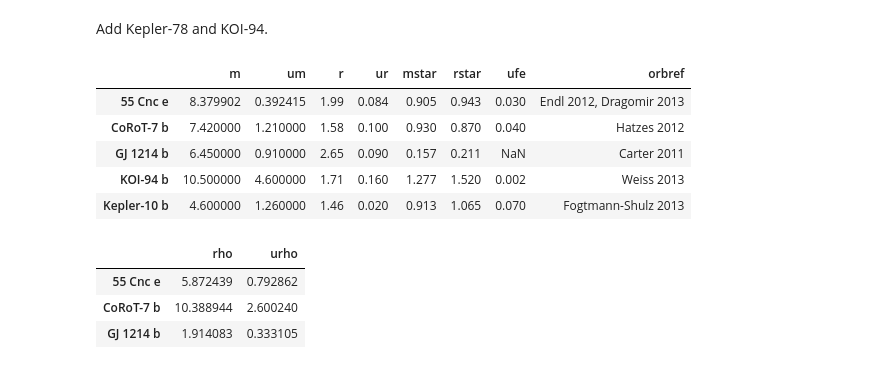
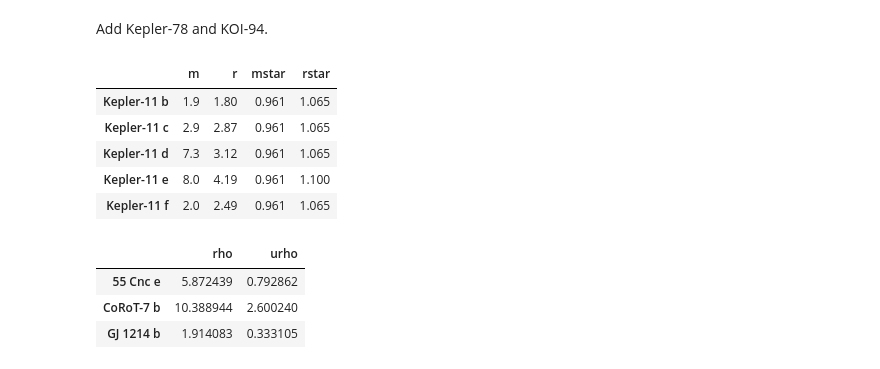
Before and after one commit to sealauren/mrf, a Jupyter notebook: write_exoplanet_table.ipynb, the cells around one changed output. Saved outputs shown, nothing was run; the diff lists cells and outputs as text; code cells hidden in the pictures.

```diff
--- a/write_exoplanet_table.ipynb
+++ b/write_exoplanet_table.ipynb
@@ -140,13 +140,17 @@ df.loc['Kepler-10 b',['m','um','r','ur','rho','urho','mstar','umstar','rstar','u
                       'teff','uteff','fe','ufe','age','orbref']] = [ 4.60, 1.26, 1.46, 0.02, 8.15, 2.26, 0.913, 0.022, 1.065, 0.009 ,
      5643, 75, -0.15, 0.07, 10.41, "Fogtmann-Shulz 2013"]
 df.loc[['55 Cnc e', 'CoRoT-7 b', 'GJ 1214 b', 'KOI-94 b','Kepler-10 b'],['m','um','r','ur','mstar','rstar','ufe','orbref']]
+df.loc[['Kepler-11 b','Kepler-11 c','Kepler-11 d','Kepler-11 e','Kepler-11 f'],['m','um','r','ur','rho','urho','age']] = \
+[[1.9,2.9,7.3,8.0,2.0],[1.2,2.2,1.1,1.8],[1.80,2.87,3.12,4.19,2.49],[0.04,0.05,0.06,0.08,0.05],[1.72,0.66,1.28,0.58,0.69],[1.08,0.50,0.21,0.13,0.30],9.7]
-# %% [output]
-|  | m | um | r | ur | mstar | rstar | ufe | orbref |
-| 55 Cnc e | 8.379902 | 0.392415 | 1.99 | 0.084 | 0.905 | 0.943 | 0.030 | Endl 2012, Dragomir 2013 |
-| CoRoT-7 b | 7.420000 | 1.210000 | 1.58 | 0.100 | 0.930 | 0.870 | 0.040 | Hatzes 2012 |
-| GJ 1214 b | 6.450000 | 0.910000 | 2.65 | 0.090 | 0.157 | 0.211 | NaN | Carter 2011 |
-| KOI-94 b | 10.500000 | 4.600000 | 1.71 | 0.160 | 1.277 | 1.520 | 0.002 | Weiss 2013 |
-| Kepler-10 b | 4.600000 | 1.260000 | 1.46 | 0.020 | 0.913 | 1.065 | 0.070 | Fogtmann-Shulz 2013 |
+# %%
+df.loc[['Kepler-11 b','Kepler-11 c','Kepler-11 d','Kepler-11 e','Kepler-11 f'],['m','r','mstar','rstar']]
+# %% [output]
+|  | m | r | mstar | rstar |
+| Kepler-11 b | 1.9 | 1.80 | 0.961 | 1.065 |
+| Kepler-11 c | 2.9 | 2.87 | 0.961 | 1.065 |
+| Kepler-11 d | 7.3 | 3.12 | 0.961 | 1.065 |
+| Kepler-11 e | 8.0 | 4.19 | 0.961 | 1.100 |
+| Kepler-11 f | 2.0 | 2.49 | 0.961 | 1.065 |
 # %%
 # propagate Ms and Rs to new densities
 df.loc[['55 Cnc e','CoRoT-7 b','GJ 1214 b'],'rho'] = \
```
Also changed, not shown: 20 other files.
